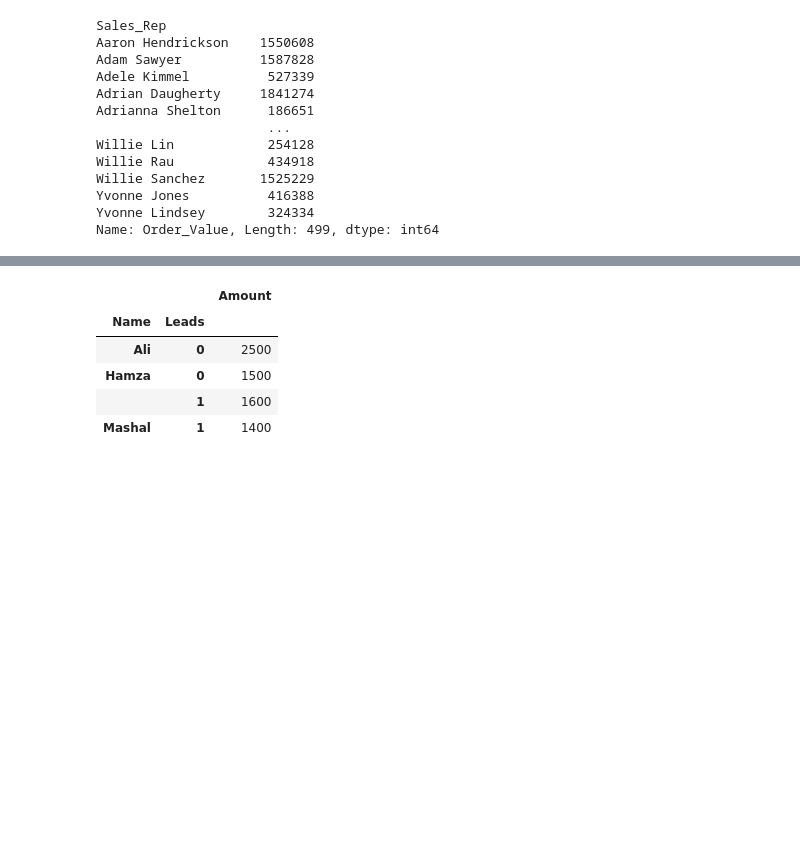
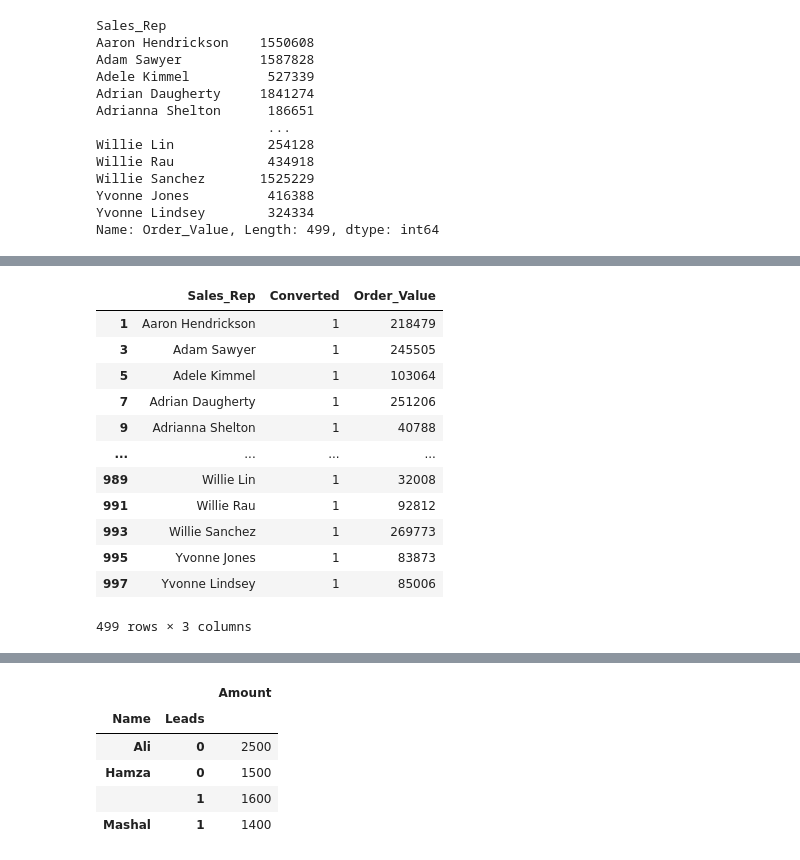
Before and after one commit to ALIKHAN4/Python-Pandas, a Jupyter notebook: Groupby.ipynb, the cells around one changed output, grey strips where cells are left out. Saved outputs shown, nothing was run; the diff lists cells and outputs as text; code cells hidden in the pictures; blank space fills up the shorter version.

Commit message:
Updated till 2nd task from GroupBy.ipnb

```diff
--- a/Groupby.ipynb
+++ b/Groupby.ipynb
@@ -156,0 +174,18 @@ dd
+# %%
+dc = df.groupby(['Sales_Rep', 'Converted'], as_index=False).sum()
+# %%
+dc[dc.Converted == 1]
+# %% [output]
+|  | Sales_Rep | Converted | Order_Value |
+| 1 | Aaron Hendrickson | 1 | 218479 |
+| 3 | Adam Sawyer | 1 | 245505 |
+| 5 | Adele Kimmel | 1 | 103064 |
+| 7 | Adrian Daugherty | 1 | 251206 |
+| 9 | Adrianna Shelton | 1 | 40788 |
+| ... | ... | ... | ... |
+| 989 | Willie Lin | 1 | 32008 |
+| 991 | Willie Rau | 1 | 92812 |
+| 993 | Willie Sanchez | 1 | 269773 |
+| 995 | Yvonne Jones | 1 | 83873 |
+| 997 | Yvonne Lindsey | 1 | 85006 |
+499 rows × 3 columns
```
Also changed, not shown: parts of 18 cells of this notebook.
